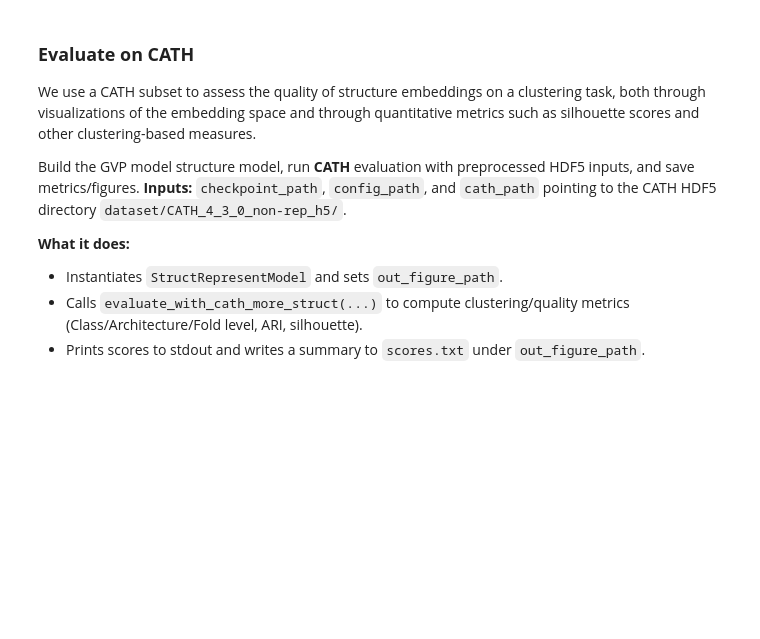
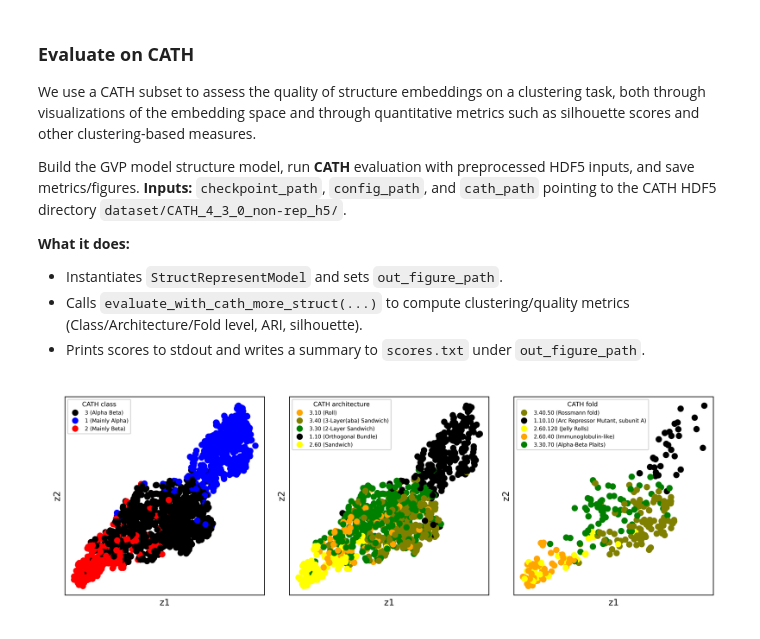
Before and after one commit to Yichuan0712/SPLM-V2-GVP, a Jupyter notebook: SPLM_v2_GVP_quickstart.ipynb, the cells around one changed output. Drawn from its saved outputs; the diff is of its cells as text; code cells hidden in the pictures; blank space fills up the shorter version.

```diff
--- a/SPLM_v2_GVP_quickstart.ipynb
+++ b/SPLM_v2_GVP_quickstart.ipynb
@@ -146,3 +155,32 @@ Build the GVP model structure model, run **CATH** evaluation with preprocessed H
 !python cath_with_struct.py --checkpoint_path /content/checkpoint_0280000_gvp.pth \
 --config_path /content/SPLMv2/configs/config_plddtallweight_noseq_rotary_foldseek.yaml \
 --cath_path /content/SPLMv2/dataset/CATH_4_3_0_non-rep_h5/
+# %%
+from PIL import Image
+import matplotlib.pyplot as plt
+
+paths = [
+    "/content/SPLMv2/configs/config_plddtallweight_noseq_rotary_foldseek/CATH_test_release/CATHgvp_1.png",
+    "/content/SPLMv2/configs/config_plddtallweight_noseq_rotary_foldseek/CATH_test_release/CATHgvp_2.png",
+    "/content/SPLMv2/configs/config_plddtallweight_noseq_rotary_foldseek/CATH_test_release/CATHgvp_3.png",
+]
+
+imgs = [Image.open(p) for p in paths]
+
+total_width = sum(im.width for im in imgs)
+max_height = max(im.height for im in imgs)
+
+new_img = Image.new("RGB", (total_width, max_height), (255, 255, 255))
+x = 0
+for im in imgs:
+    new_img.paste(im, (x, 0))
+    x += im.width
+
+
+dpi = 800
+plt.figure(figsize=(total_width / dpi, max_height / dpi), dpi=dpi)
+plt.imshow(new_img)
+plt.axis("off")
+plt.show()
+# %% [output]
+[figure, added]
```
Also changed, not shown: parts of 3 cells of this notebook.
